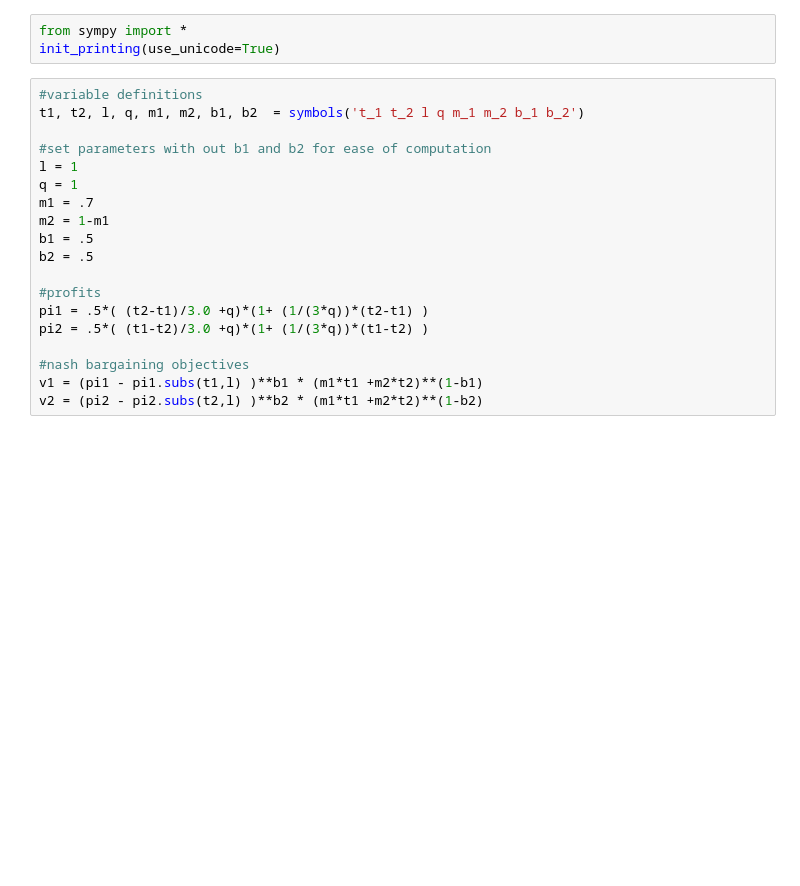
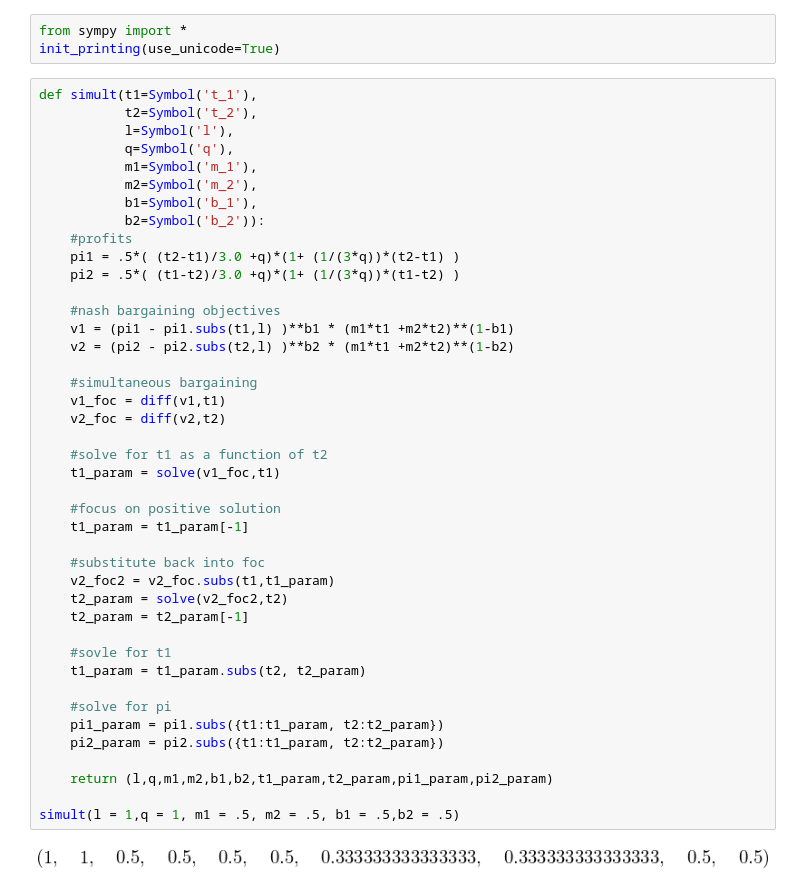
Before and after one commit to ericschulman/health_bargains, a Jupyter notebook: simult.ipynb, the cells around one changed output. Saved outputs shown, nothing was run; the diff lists cells and outputs as text; blank space fills up the shorter version.

```diff
--- a/simult.ipynb
+++ b/simult.ipynb
@@ -2,21 +2,46 @@
 from sympy import *
 init_printing(use_unicode=True)
 # %%
-#variable definitions
-t1, t2, l, q, m1, m2, b1, b2  = symbols('t_1 t_2 l q m_1 m_2 b_1 b_2')
+def simult(t1=Symbol('t_1'),
+           t2=Symbol('t_2'),
+           l=Symbol('l'),
+           q=Symbol('q'),
+           m1=Symbol('m_1'),
+           m2=Symbol('m_2'),
+           b1=Symbol('b_1'),
+           b2=Symbol('b_2')):
+    #profits
+    pi1 = .5*( (t2-t1)/3.0 +q)*(1+ (1/(3*q))*(t2-t1) )
+    pi2 = .5*( (t1-t2)/3.0 +q)*(1+ (1/(3*q))*(t1-t2) )
 
-#set parameters with out b1 and b2 for ease of computation
-l = 1
-q = 1
-m1 = .7
-m2 = 1-m1
-b1 = .5
-b2 = .5
+    #nash bargaining objectives
+    v1 = (pi1 - pi1.subs(t1,l) )**b1 * (m1*t1 +m2*t2)**(1-b1)
+    v2 = (pi2 - pi2.subs(t2,l) )**b2 * (m1*t1 +m2*t2)**(1-b2)
 
-#profits
-pi1 = .5*( (t2-t1)/3.0 +q)*(1+ (1/(3*q))*(t2-t1) )
-pi2 = .5*( (t1-t2)/3.0 +q)*(1+ (1/(3*q))*(t1-t2) )
+    #simultaneous bargaining
+    v1_foc = diff(v1,t1)
+    v2_foc = diff(v2,t2)
 
-#nash bargaining objectives
-v1 = (pi1 - pi1.subs(t1,l) )**b1 * (m1*t1 +m2*t2)**(1-b1)
-v2 = (pi2 - pi2.subs(t2,l) )**b2 * (m1*t1 +m2*t2)**(1-b2)
+    #solve for t1 as a function of t2
+    t1_param = solve(v1_foc,t1)
+
+    #focus on positive solution
+    t1_param = t1_param[-1]
+
+    #substitute back into foc
+    v2_foc2 = v2_foc.subs(t1,t1_param)
+    t2_param = solve(v2_foc2,t2)
+    t2_param = t2_param[-1]
+
+    #sovle for t1
+    t1_param = t1_param.subs(t2, t2_param)
+
+    #solve for pi
+    pi1_param = pi1.subs({t1:t1_param, t2:t2_param})
+    pi2_param = pi2.subs({t1:t1_param, t2:t2_param})
+
+    return (l,q,m1,m2,b1,b2,t1_param,t2_param,pi1_param,pi2_param)
+
+simult(l = 1,q = 1, m1 = .5, m2 = .5, b1 = .5,b2 = .5)
+# %% [output]
+[figure, added]
```
Also changed, not shown: parts of 6 cells of this notebook, 1 other file.
